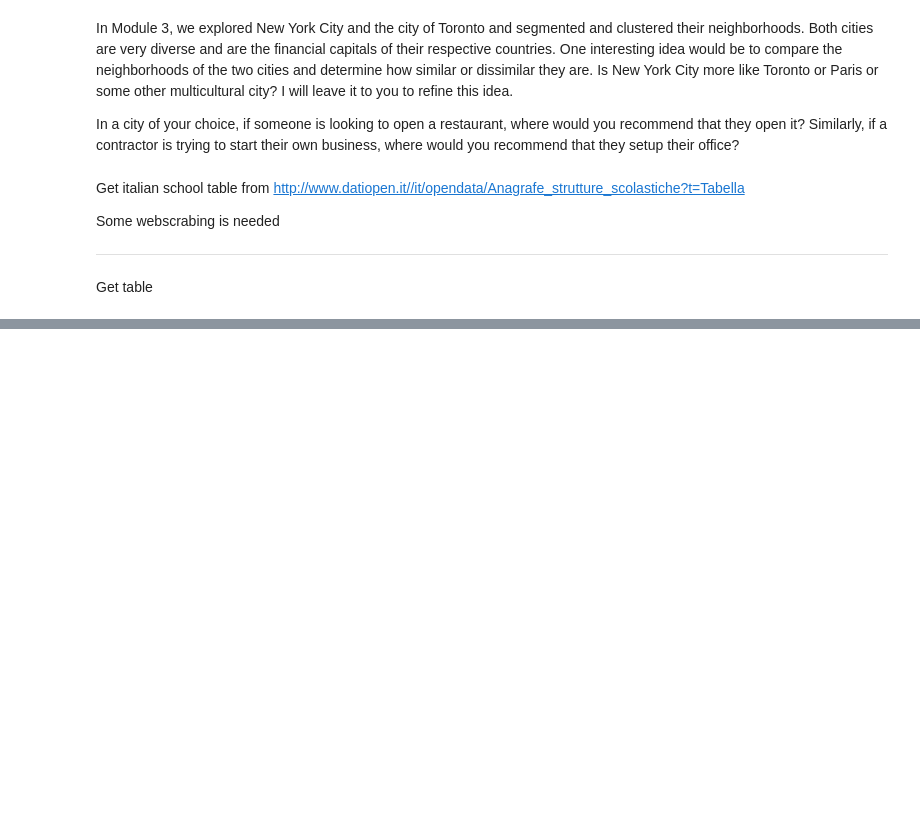
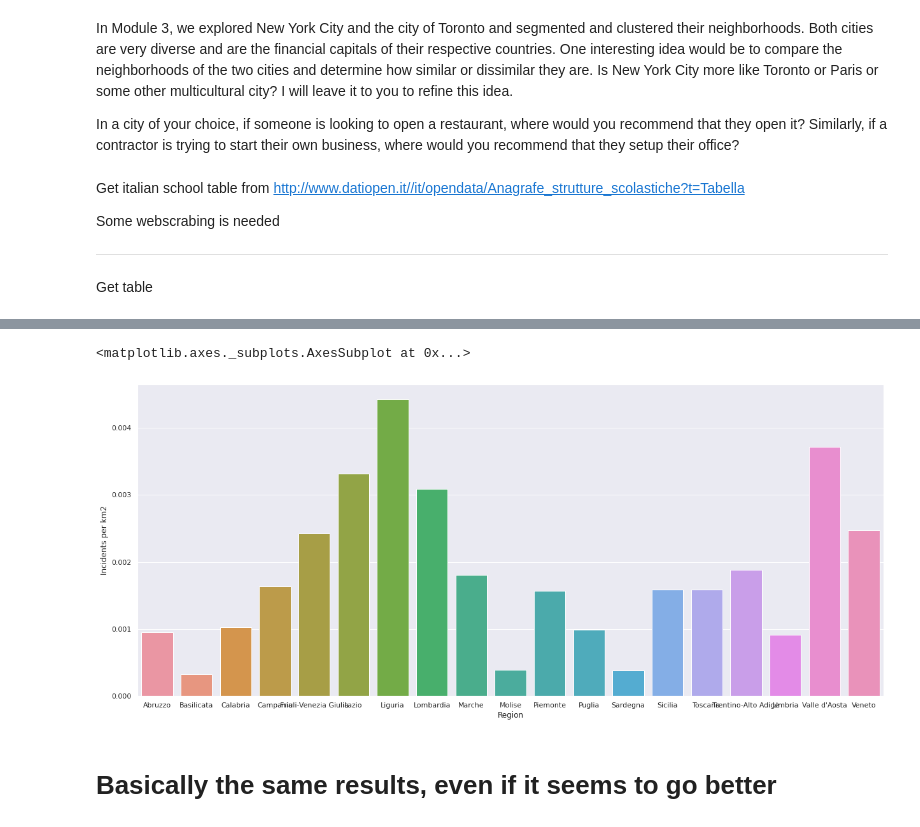
Before and after one commit to rpll94/Coursera_Capstone, a Jupyter notebook: Course10_Final_Assignment.ipynb, the cells around one changed output, grey strips where cells are left out. Saved outputs shown, nothing was run; the diff lists cells and outputs as text; code cells hidden in the pictures; blank space fills up the shorter version.

```diff
--- a/Course10_Final_Assignment.ipynb
+++ b/Course10_Final_Assignment.ipynb
@@ -190,0 +527,15 @@ provinces_df.shape
+# %%
+import matplotlib.pyplot as plt
+plt.clf()
+incident_df_lines_2018 = incident_df_lines['2018'].reset_index(drop=False)
+incident_df_lines_2018.columns
+incident_df_lines_2018.rename(columns={'REGIONE':'Region'}, inplace=True)
+incident_df_bar_2018 = pd.merge(incident_df_lines_2018, infos_df_bar, on='Region')
+incident_df_bar_2018['Incidents per km2'] = incident_df_bar_2018['2018'] / incident_df_bar_2018['Area (km2)']
+# incident_df_bar_2018
+sns.barplot(data=incident_df_bar_2018, x='Region', y='Incidents per km2')
+# %% [output]
+<matplotlib.axes._subplots.AxesSubplot at 0x...>
+[figure, added]
+# %% [markdown]
+# Basically the same results, even if it seems to go better
```
Also changed, not shown: parts of 37 cells of this notebook.
